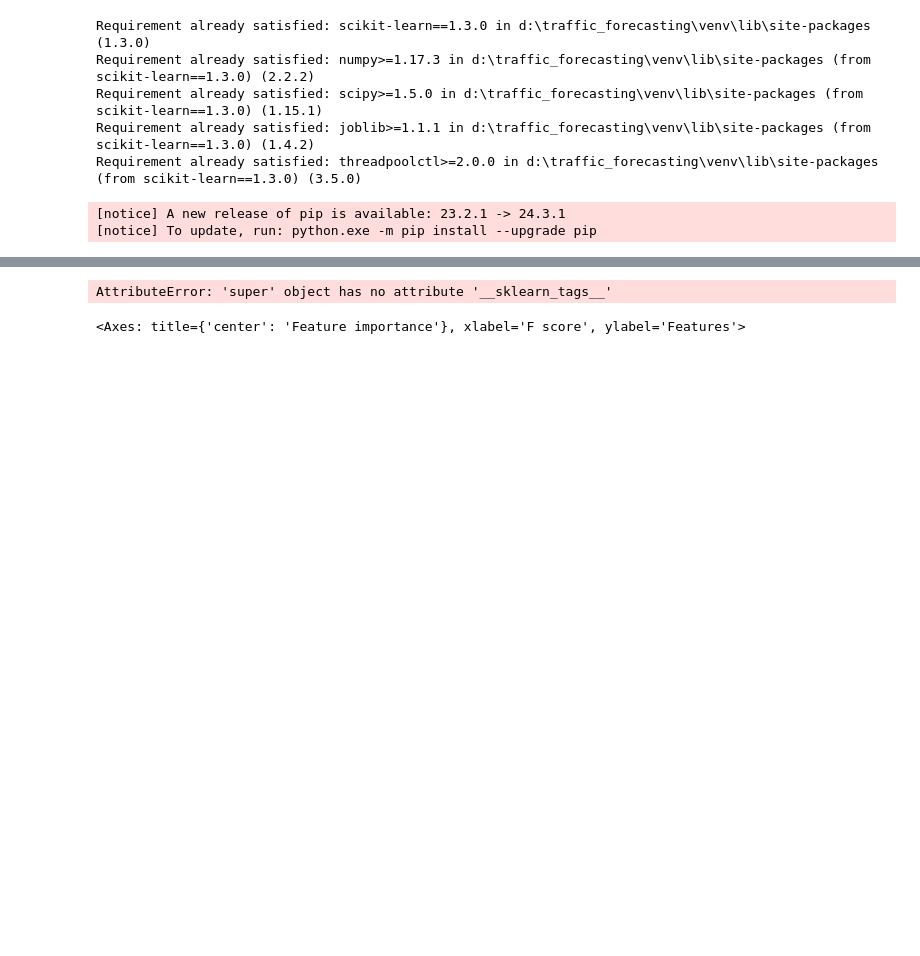
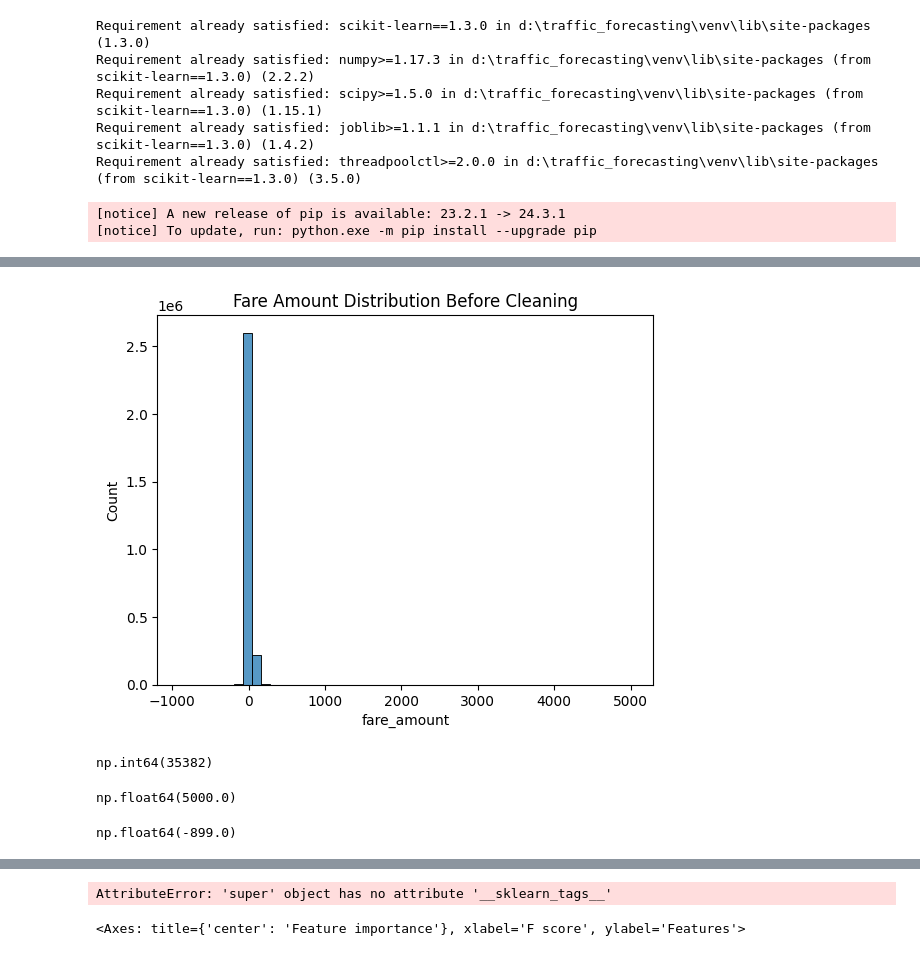
Before and after one commit to Mohammadtalha3/NewYorkTaxi, a Jupyter notebook: Experiment/Data_Ingestion.ipynb, the cells around one changed output, grey strips where cells are left out. Drawn from its saved outputs; the diff is of its cells as text; code cells hidden in the pictures; blank space fills up the shorter version.

```diff
--- a/Experiment/Data_Ingestion.ipynb
+++ b/Experiment/Data_Ingestion.ipynb
@@ -240,0 +296,27 @@ R²: 0.8518576612218705
+# %%
+import matplotlib.pyplot as plt
+import seaborn as sns
+
+# Visualize distribution of fare_amount before cleaning
+sns.histplot(df['fare_amount'], bins=50)
+plt.title("Fare Amount Distribution Before Cleaning")
+plt.show()
+
+# Visualize distribution of fare_amount after cleaning (removing negatives)
+# sns.histplot(df_cleaned['fare_amount'], bins=50)
+# plt.title("Fare Amount Distribution After Cleaning")
+# plt.show()
+# %% [output]
+[figure, added]
+# %%
+(df['fare_amount']<0).sum()
+# %% [output]
+np.int64(35382)
+# %%
+df['fare_amount'].max()
+# %% [output]
+np.float64(5000.0)
+# %%
+df['fare_amount'].min()
+# %% [output]
+np.float64(-899.0)
```
Also changed, not shown: parts of 22 cells of this notebook, 2 other files.
